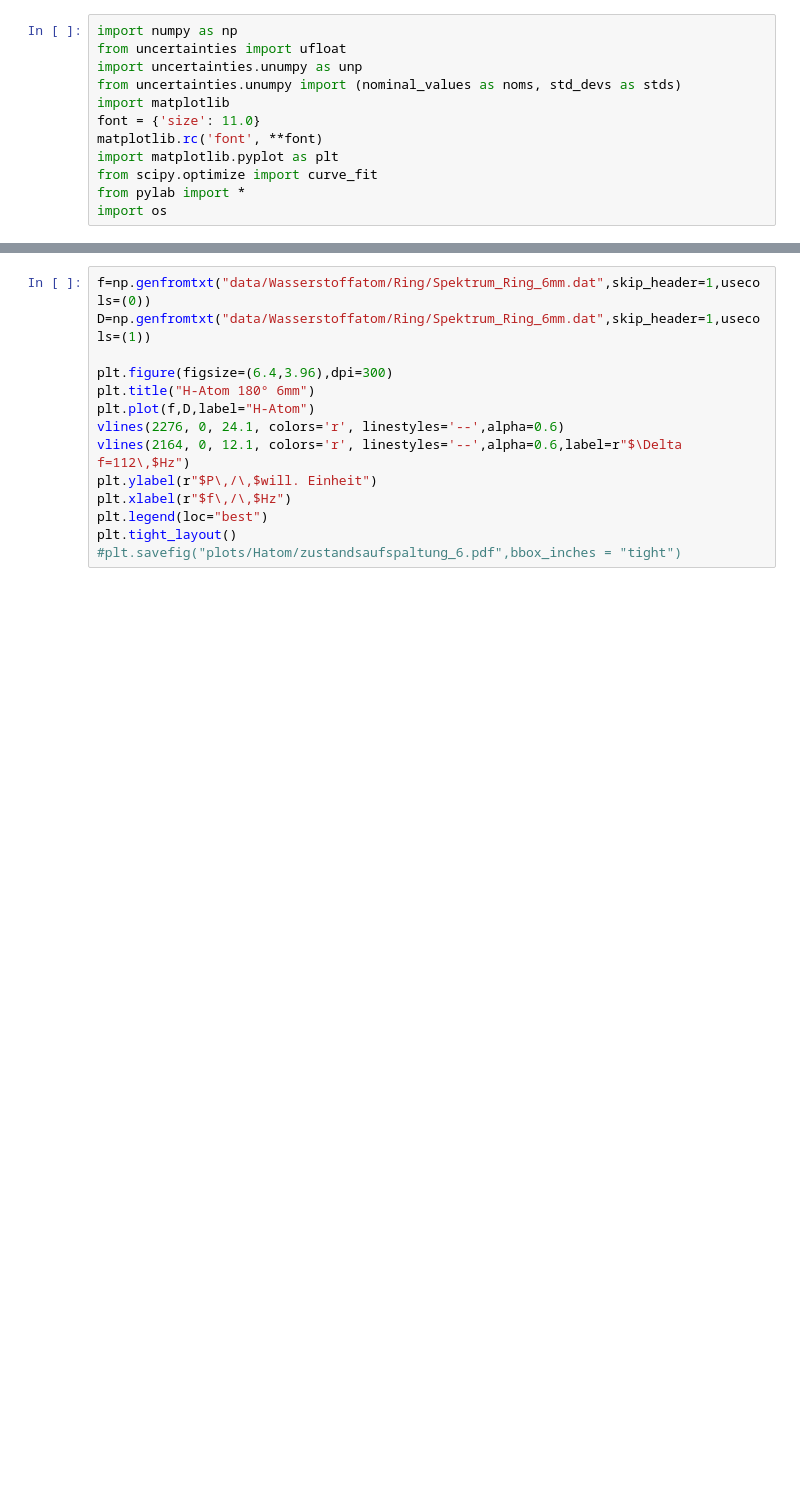
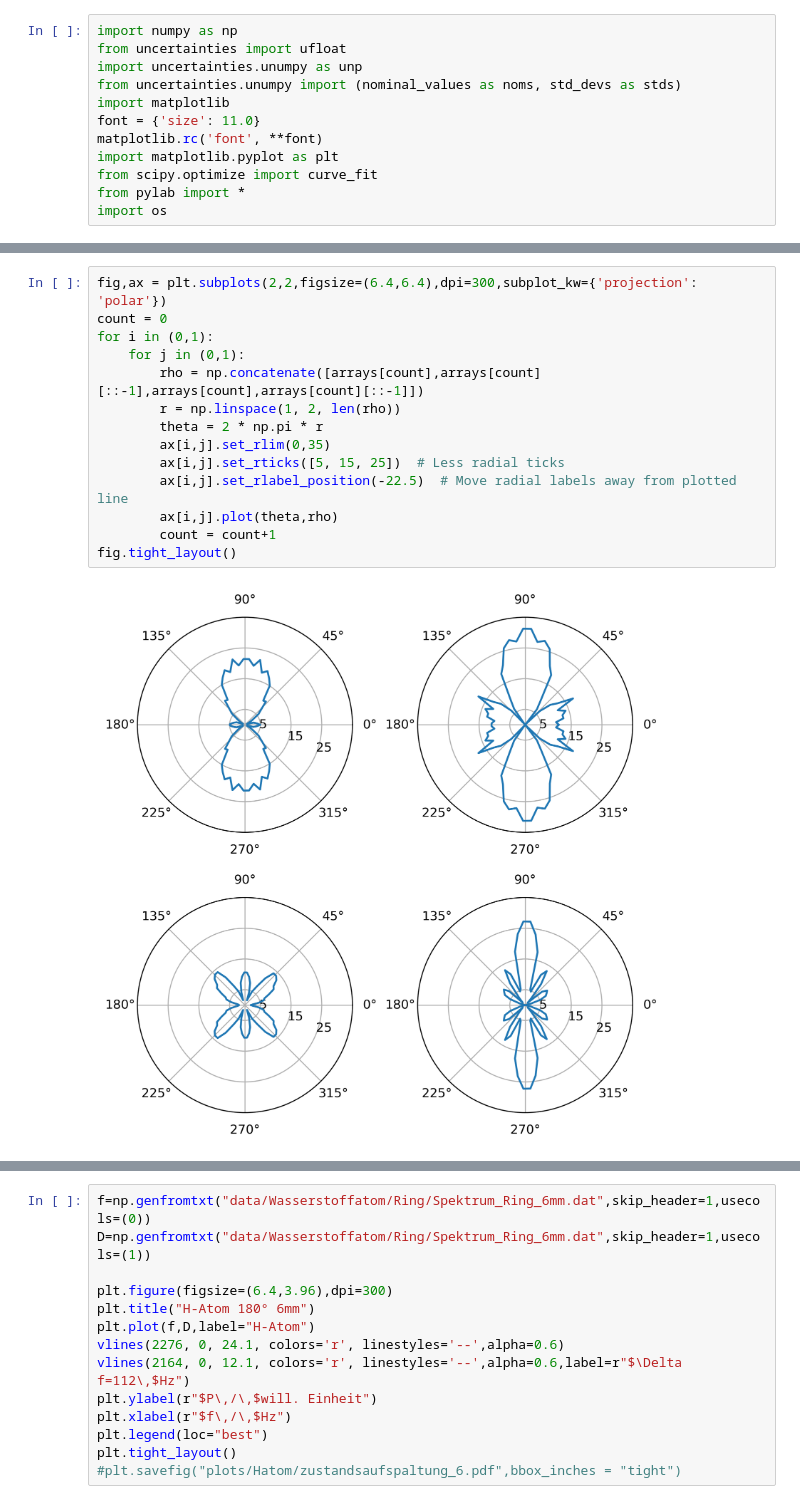
Before and after one commit to komrozik/FP2021, a Jupyter notebook: V23-Quanten_Analogien/Test_Notebook.ipynb, the cells around one changed output, grey strips where cells are left out. Saved outputs shown, nothing was run; the diff lists cells and outputs as text; blank space fills up the shorter version.

```diff
--- a/V23-Quanten_Analogien/Test_Notebook.ipynb
+++ b/V23-Quanten_Analogien/Test_Notebook.ipynb
@@ -33,0 +42,16 @@ print(a)
+# %%
+fig,ax = plt.subplots(2,2,figsize=(6.4,6.4),dpi=300,subplot_kw={'projection': 'polar'})
+count = 0
+for i in (0,1):
+    for j in (0,1):
+        rho = np.concatenate([arrays[count],arrays[count][::-1],arrays[count],arrays[count][::-1]])
+        r = np.linspace(1, 2, len(rho))
+        theta = 2 * np.pi * r
+        ax[i,j].set_rlim(0,35)
+        ax[i,j].set_rticks([5, 15, 25])  # Less radial ticks
+        ax[i,j].set_rlabel_position(-22.5)  # Move radial labels away from plotted line
+        ax[i,j].plot(theta,rho)
+        count = count+1
+fig.tight_layout()
+# %% [output]
+[figure, added]
```
Also changed, not shown: parts of 9 cells of this notebook, 19 other files.
